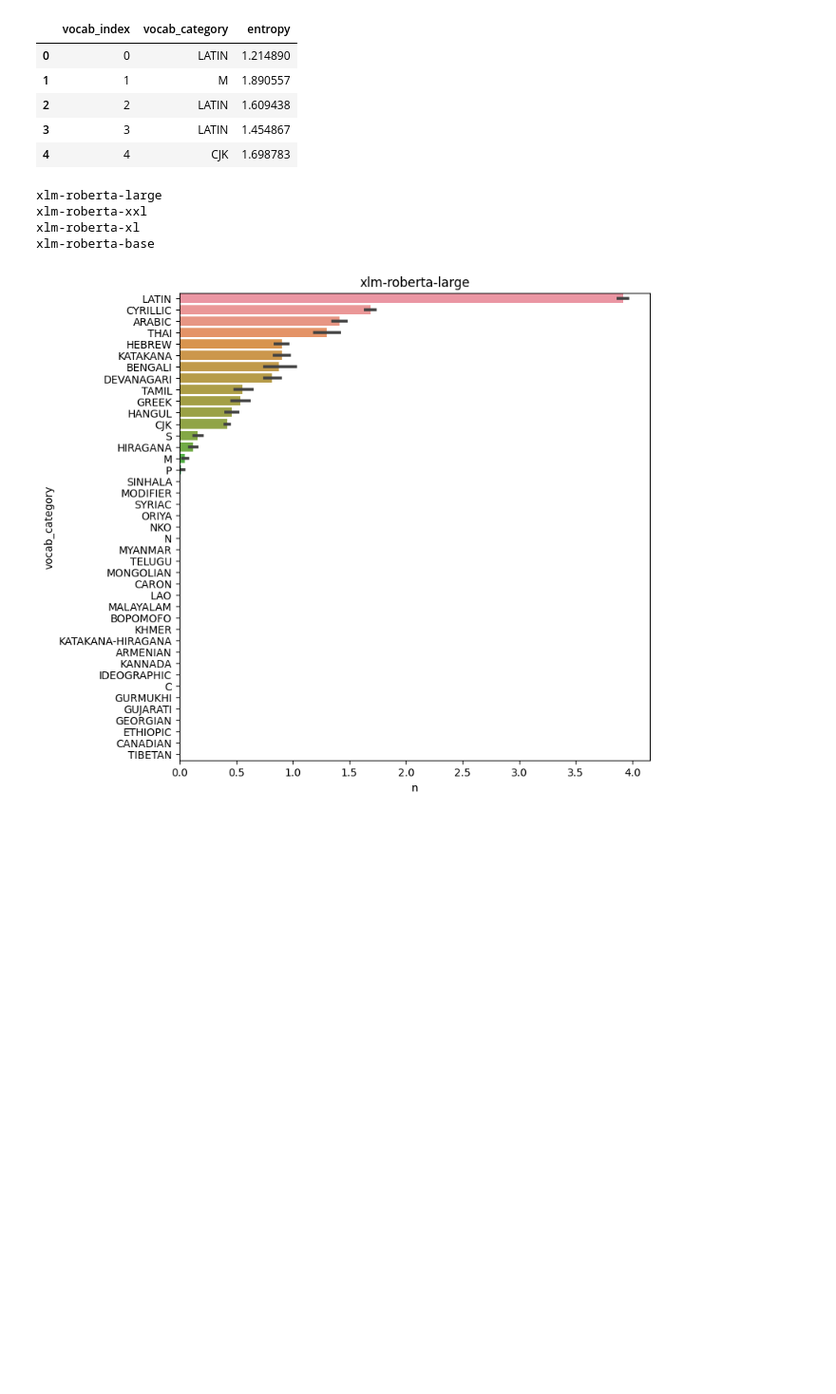
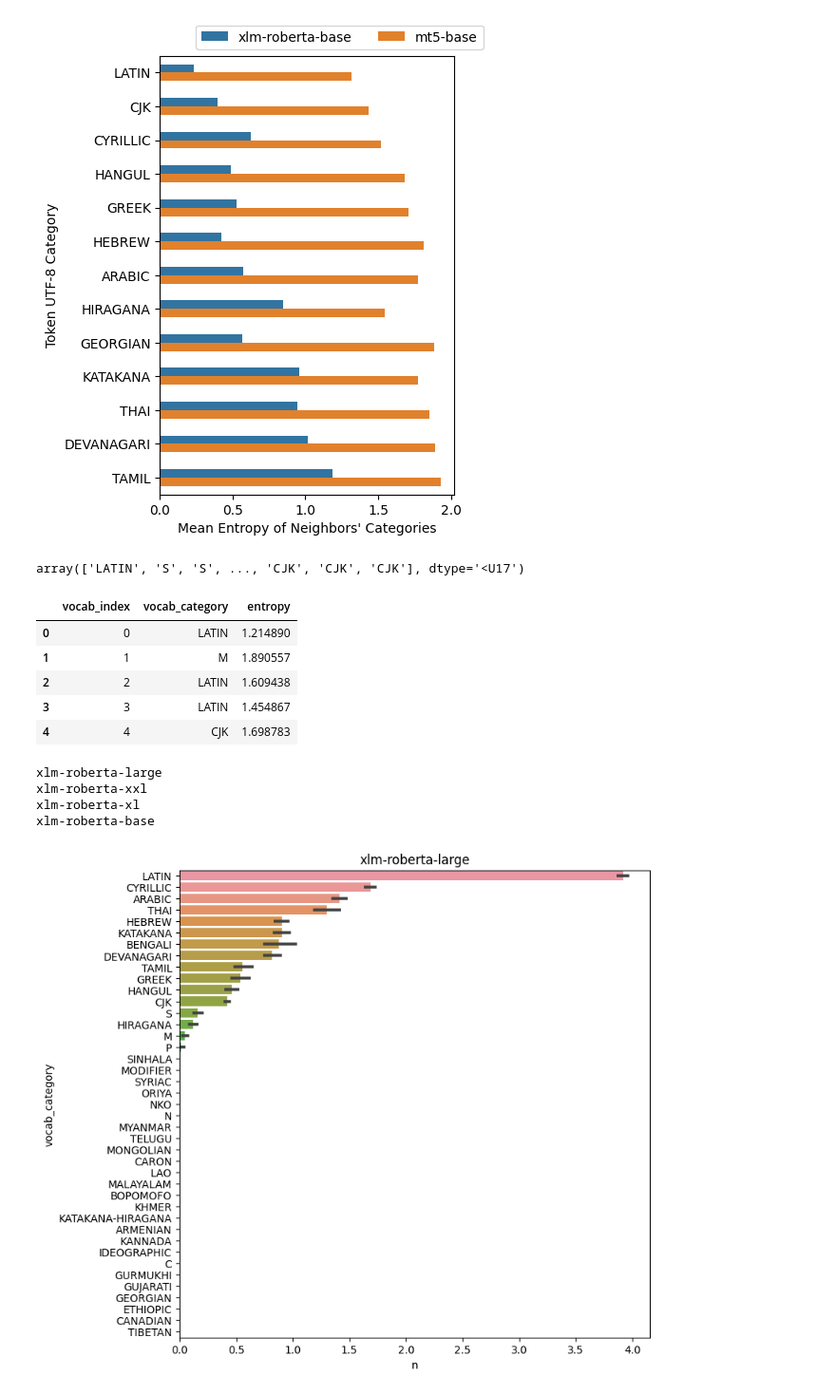
Before and after one commit to andreawwenyi/hyperpolyglot, a Jupyter notebook: playground.ipynb, the cells around one changed output. Shown at 95% size. Saved outputs shown, nothing was run; the diff lists cells and outputs as text; code cells hidden in the pictures; blank space fills up the shorter version.

```diff
--- a/playground.ipynb
+++ b/playground.ipynb
@@ -9,0 +89,2 @@ import seaborn as sns
+# %%
+df = pd.DataFrame(data[1:], columns=data[0])
@@ -9,0 +118,2 @@ import seaborn as sns
+# %%
+df = df[df['VOCAB_CATEGORY'].isin(variables.CATEGORIES)]
@@ -10,3 +129,27 @@ import seaborn as sns
+# %%
+df['MEAN'] = df['MEAN'].astype(float)
+# %%
+import seaborn as sns
+sns.color_palette()
+
+models=["xlm-roberta-base",
+#         'umt5-base',
+        'mt5-base']
+df2 = df[df['MODEL_NAME'].isin(models)]
+model_order = df2.groupby(["VOCAB_CATEGORY"])['MEAN'].mean().sort_values().index
+# %%
+plt.figure(figsize=(4, 6))
+
+ax = sns.barplot(data=df2, y='VOCAB_CATEGORY', x='MEAN', hue='MODEL_NAME', order=model_order, orient='h',
+#                  palette = "Set2",
+                 width=0.5)
+# plt.xticks(rotation=30)
+plt.legend(bbox_to_anchor=(0.1, 1.0), ncols=3)
+plt.ylabel("Token UTF-8 Category")
+plt.xlabel("Mean Entropy of Neighbors' Categories")
+plt.savefig("./figures/entropy-by-category-13.png", bbox_inches='tight')
+# %% [output]
+[figure, added]
 # %%
 model_family = 'umt5'
 dictionary = pk.load(open("dictionaries/all_clusters_df.pk", "rb"))
@@ -22,6 +165,10 @@ vocab_translations = np.load(vocab_translations_file, allow_pickle=True)
 subset_vocab = vocab[vocab_map]
 subset_vocab_categories = vocab_categories[vocab_map]
 subset_vocab_translations = vocab_translations[vocab_map]
+# %%
+vocab_categories
+# %% [output]
+array(['LATIN', 'S', 'S', ..., 'CJK', 'CJK', 'CJK'], dtype='<U17')
 # %%
 model_name = 'umt5-base'
 neighbor_file = f'{model_name}/m_x_u_neighbors.tsv'
```
Also changed, not shown: parts of 17 cells of this notebook.
